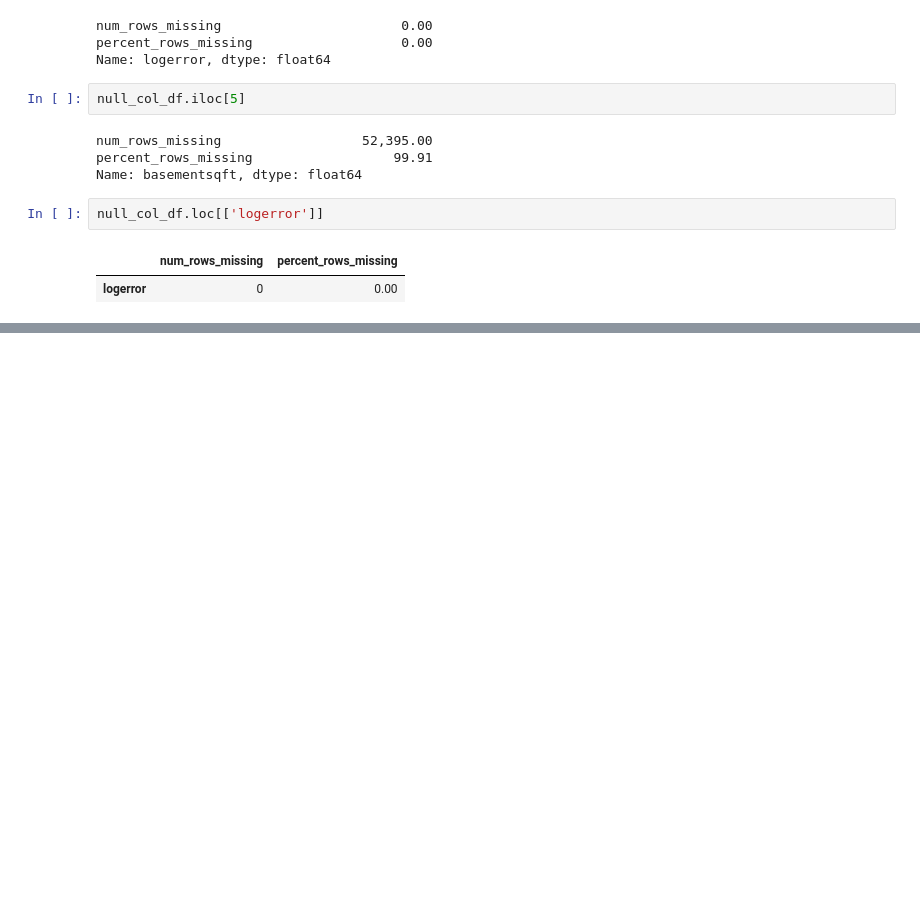
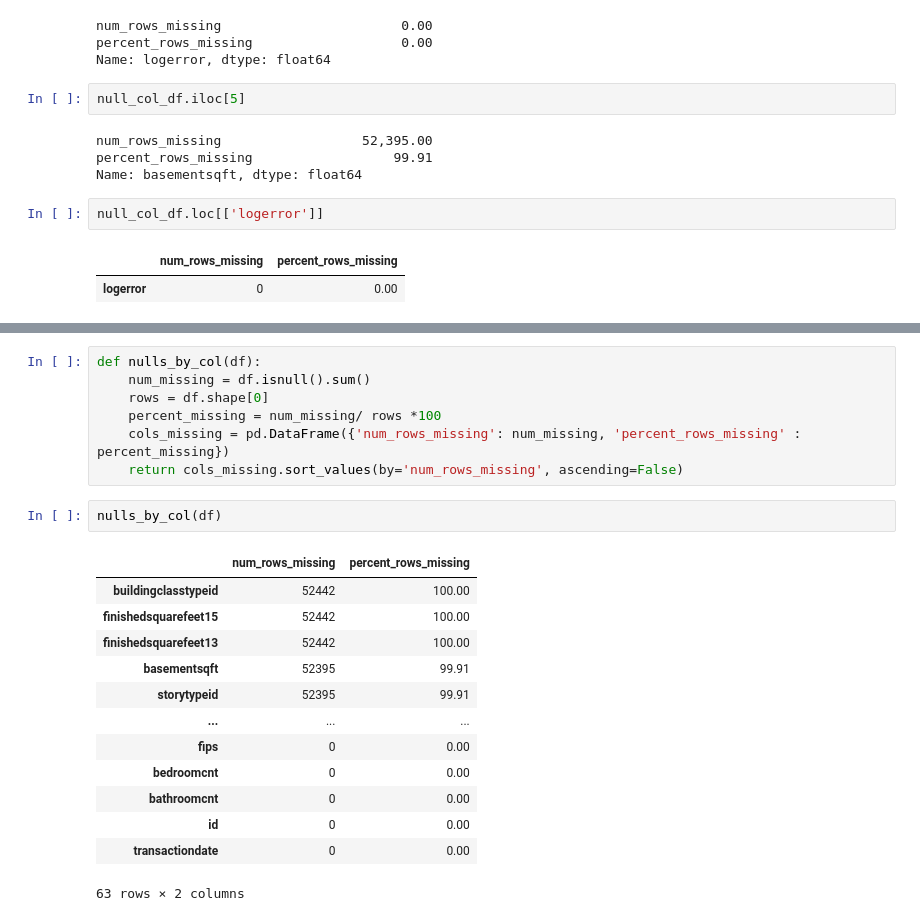
Before and after one commit to cristinalucin/clustering-exercises, a Jupyter notebook: zillow.ipynb, the cells around one changed output, grey strips where cells are left out. Drawn from its saved outputs; the diff is of its cells as text; blank space fills up the shorter version.

```diff
--- a/zillow.ipynb
+++ b/zillow.ipynb
@@ -132,0 +199,23 @@ null_col_df.loc[['logerror']]
+# %%
+def nulls_by_col(df):
+    num_missing = df.isnull().sum()
+    rows = df.shape[0]
+    percent_missing = num_missing/ rows *100
+    cols_missing = pd.DataFrame({'num_rows_missing': num_missing, 'percent_rows_missing' : percent_missing})
+    return cols_missing.sort_values(by='num_rows_missing', ascending=False)
+# %%
+nulls_by_col(df)
+# %% [output]
+|  | num_rows_missing | percent_rows_missing |
+| buildingclasstypeid | 52442 | 100.00 |
+| finishedsquarefeet15 | 52442 | 100.00 |
+| finishedsquarefeet13 | 52442 | 100.00 |
+| basementsqft | 52395 | 99.91 |
+| storytypeid | 52395 | 99.91 |
+| ... | ... | ... |
+| fips | 0 | 0.00 |
+| bedroomcnt | 0 | 0.00 |
+| bathroomcnt | 0 | 0.00 |
+| id | 0 | 0.00 |
+| transactiondate | 0 | 0.00 |
+63 rows × 2 columns
```
Also changed, not shown: parts of 19 cells of this notebook, 2 other files.
